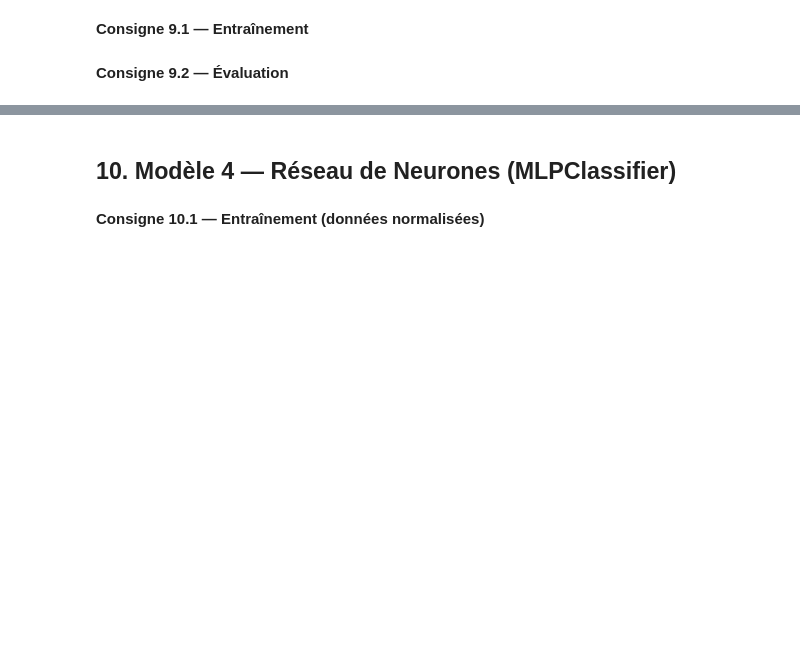
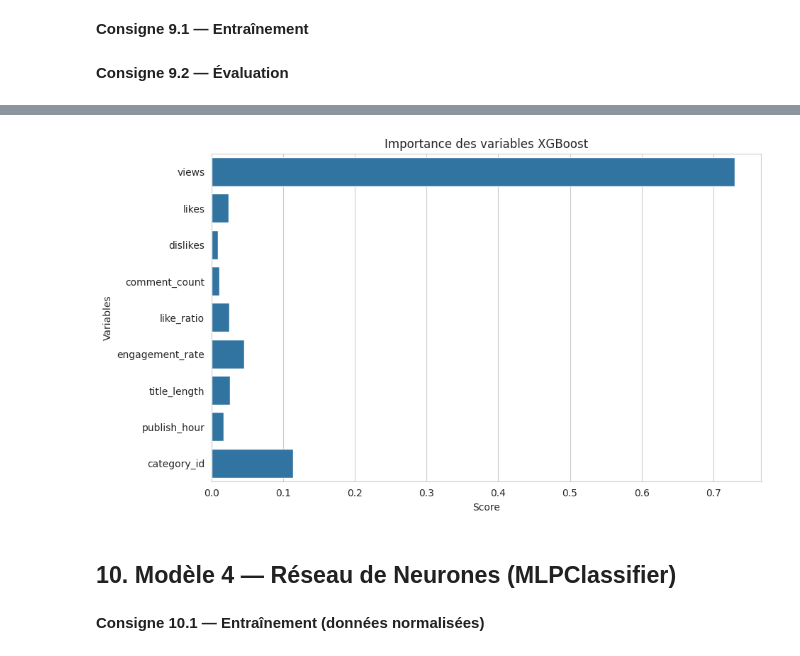
Before and after one commit to kirillsst/youtube-popularity-ml, a Jupyter notebook: notebook/PROJET_ML_Youtube_Trending.ipynb, the cells around one changed output, grey strips where cells are left out. Cells and saved outputs as stored; diff of their text form; code cells hidden in the pictures; blank space fills up the shorter version.

Commit message:
Rajout d'une visualisation de l'importance des données pour le modèle XGBoost

```diff
--- a/notebook/PROJET_ML_Youtube_Trending.ipynb
+++ b/notebook/PROJET_ML_Youtube_Trending.ipynb
@@ -774,6 +774,8 @@ try:
     from xgboost import XGBClassifier
     xgb_model = XGBClassifier(n_estimators=100, max_depth=6, learning_rate=0.1, subsample=1.0, colsample_bytree=1.0, random_state=42, n_jobs=-1, eval_metric='logloss')
     xgb_model.fit(X_train, y_train)
+    importances = xgb_model.feature_importances_
+    feature_importance = pd.Series(importances, index=X_train.columns)
     xgb_predictions = xgb_model.predict(X_test)
 except ImportError:
     print("XGBoost n'est pas installé. Installez avec: pip install xgboost")
@@ -800,3 +813,15 @@ F1-Score: 0.9813
+# %%
+# Visualisation de l'importance de variables
+
+plt.figure(figsize=(10, 6))
+sns.barplot(x=feature_importance,
+            y=feature_importance.index)
+plt.title('Importance des variables XGBoost')
+plt.xlabel('Score')
+plt.ylabel('Variables')
+plt.show()
+# %% [output]
+[figure, added]
 # %% [markdown]
 ## 10. Modèle 4 — Réseau de Neurones (MLPClassifier)
 # %% [markdown]
```
Also changed, not shown: parts of 4 cells of this notebook, 2 other files.
